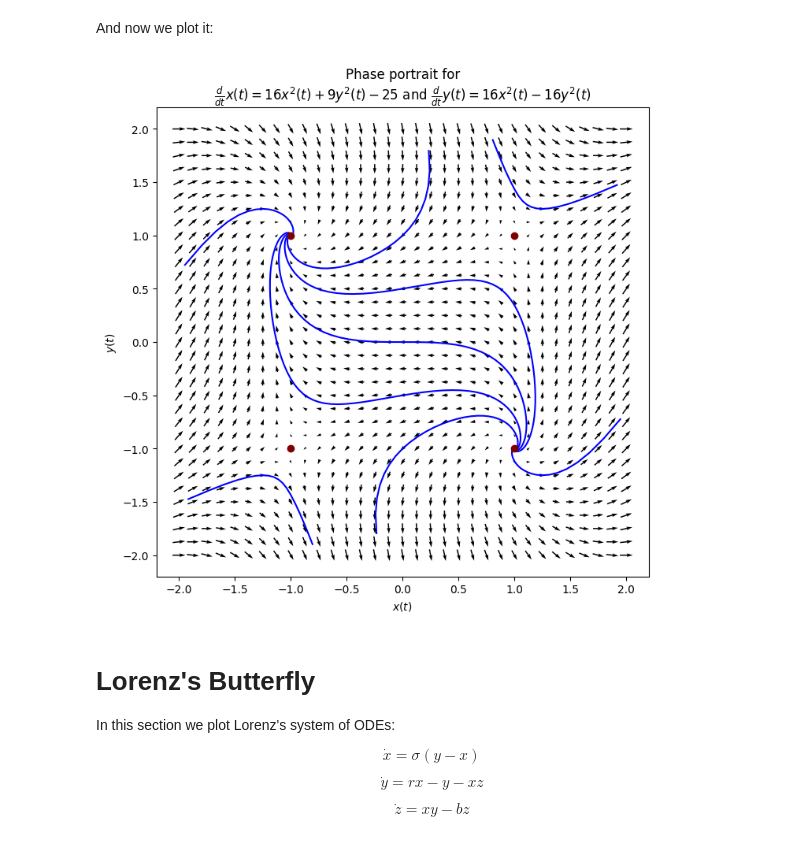
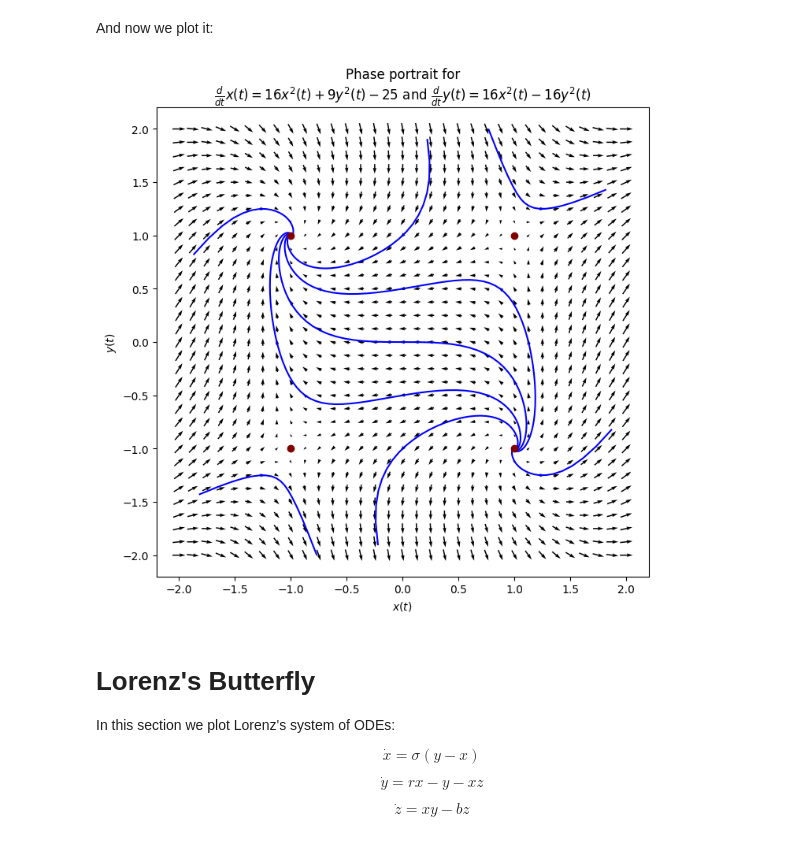
Before and after one commit to Yolonek/NonlinearDynamics, a Jupyter notebook: L1-PhasePlanePortraitAnalysis.ipynb, the cells around one changed output. Drawn from its saved outputs; the diff is of its cells as text; code cells hidden in the pictures.

```diff
--- a/PhasePlanePortraitAnalysis.ipynb
+++ b/L1-PhasePlanePortraitAnalysis.ipynb
@@ -78,23 +78,23 @@ And now we plot it:
 a, b = -2, 2
 x_step, v_step = .125, .125
 parameters = (a, b, x_step, a, b, v_step)
-t_a, t_b = -1, 1
-quality = 500
+t_a, t_b, quality = -1, 1, 500
+t_values = np.linspace(t_a, t_b, quality)
 # %%
 init_x = [0, 0, 0, 0, 0, 1.25, -1.25, 1.25, -1.25]
 init_y = [0, 1/2, -1/2, 1, -1, 1.25, 1.25, -1.25, -1.25]
 trajectories = calculate_numerically_list_of_trajectories(
-    [P_eq.rhs, Q_eq.rhs], [x, y], t, (t_a, t_b), 0, [(a, b), (a, b)], zip(init_x, init_y), quality
+    [P_eq.rhs, Q_eq.rhs], [x, y], t, t_values, 0, [(a, b), (a, b)], zip(init_x, init_y)
 )
 # %%
 figure, axes = plt.subplots(1, 1, layout='constrained', figsize=(7, 7))
-phase_portrait([P_eq, Q_eq], [x, y], parameters, axes, normalize=False, damping_factor=0.5)
+phase_portrait([P_eq.rhs, Q_eq.rhs], [x, y], parameters, axes, normalize=False, damping_factor=0.5)
 for trajectory in trajectories:
     axes.plot(*trajectory, color='blue')
 axes.scatter(*zip(*fixed_points), color='maroon', zorder=10)
 _=axes.set(title=f'Phase portrait for\n${sp.latex(P_eq)}$ and ${sp.latex(Q_eq)}$')
 # %% [output]
-[figure, old version]
+[figure, new version]
 # %% [markdown]
 # Lorenz's Butterfly
 
```
Also changed, not shown: parts of 7 cells of this notebook, 11 other files.
